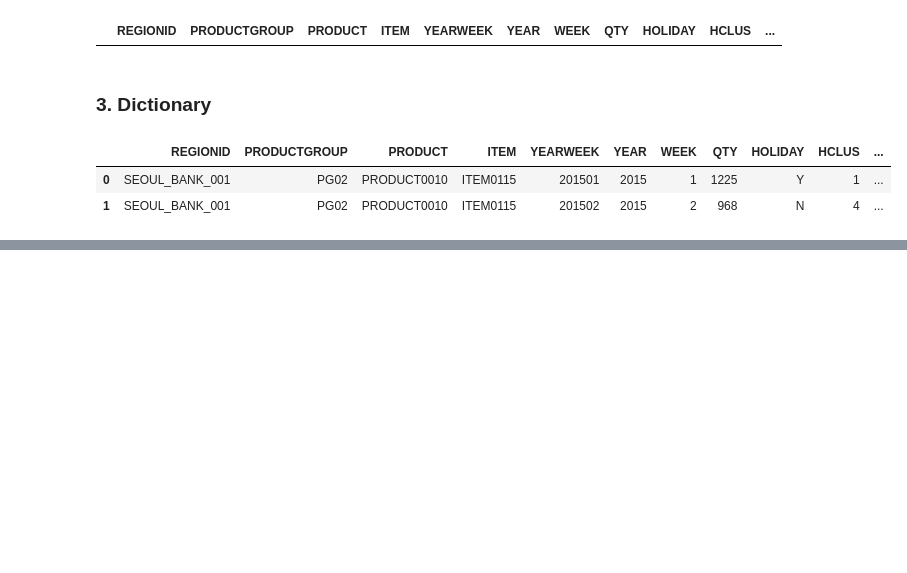
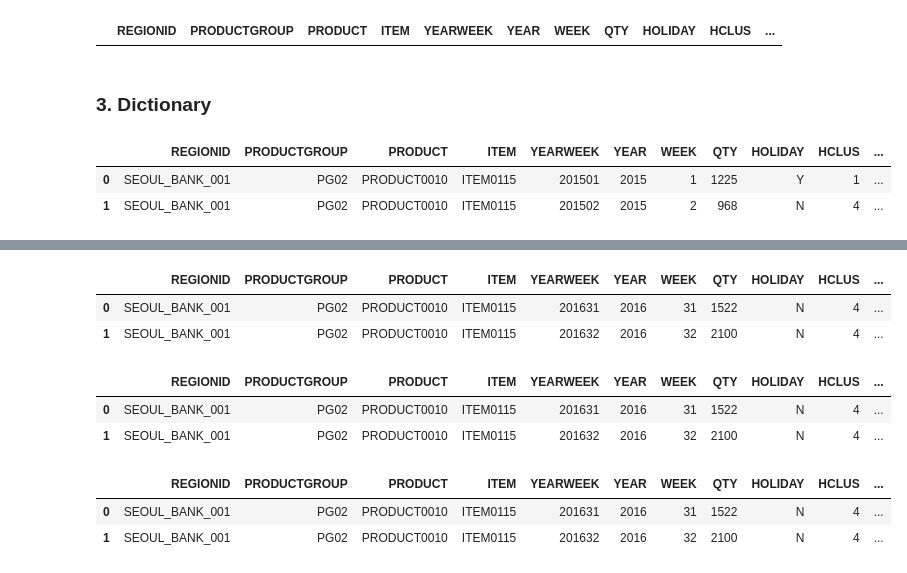
Before and after one commit to bearcho/sep3, a Jupyter notebook: 9월3일실습.ipynb, the cells around one changed output, grey strips where cells are left out. Drawn from its saved outputs; the diff is of its cells as text; code cells hidden in the pictures; blank space fills up the shorter version.

```diff
--- a/9월3일실습.ipynb
+++ b/9월3일실습.ipynb
@@ -108,0 +262,18 @@ featuresData.head(2)
+# %%
+# Define Model
+model_method_lr = linear_model.LinearRegression()
+# Learning (Feature & Label)
+model_lr =model_method_lr.fit (trainingData_features ,trainingData_label)
+# %%
+#예측
+predict_lr = model_lr.predict(testData_features)
+# %%
+predictDf_lr = pd.DataFrame(predict_lr, columns = ["PREDICT_LR"])
+testData_all_lr = testData_all.reset_index(drop=True)
+finalResult_lr = pd.concat( [testData_all_lr,predictDf_lr], axis=1)
+# %%
+finalResult_lr.head(2)
+# %% [output]
+|  | REGIONID | PRODUCTGROUP | PRODUCT | ITEM | YEARWEEK | YEAR | WEEK | QTY | HOLIDAY | HCLUS | ... |
+| 0 | SEOUL_BANK_001 | PG02 | PRODUCT0010 | ITEM0115 | 201631 | 2016 | 31 | 1522 | N | 4 | ... |
+| 1 | SEOUL_BANK_001 | PG02 | PRODUCT0010 | ITEM0115 | 201632 | 2016 | 32 | 2100 | N | 4 | ... |
@@ -108,0 +292,6 @@ featuresData.head(2)
+# %%
+finalResult_rf.head(2)
+# %% [output]
+|  | REGIONID | PRODUCTGROUP | PRODUCT | ITEM | YEARWEEK | YEAR | WEEK | QTY | HOLIDAY | HCLUS | ... |
+| 0 | SEOUL_BANK_001 | PG02 | PRODUCT0010 | ITEM0115 | 201631 | 2016 | 31 | 1522 | N | 4 | ... |
+| 1 | SEOUL_BANK_001 | PG02 | PRODUCT0010 | ITEM0115 | 201632 | 2016 | 32 | 2100 | N | 4 | ... |
@@ -108,0 +302,6 @@ featuresData.head(2)
+# %%
+totalResultDf.head(2)
+# %% [output]
+|  | REGIONID | PRODUCTGROUP | PRODUCT | ITEM | YEARWEEK | YEAR | WEEK | QTY | HOLIDAY | HCLUS | ... |
+| 0 | SEOUL_BANK_001 | PG02 | PRODUCT0010 | ITEM0115 | 201631 | 2016 | 31 | 1522 | N | 4 | ... |
+| 1 | SEOUL_BANK_001 | PG02 | PRODUCT0010 | ITEM0115 | 201632 | 2016 | 32 | 2100 | N | 4 | ... |
```
Also changed, not shown: parts of 38 cells of this notebook.
